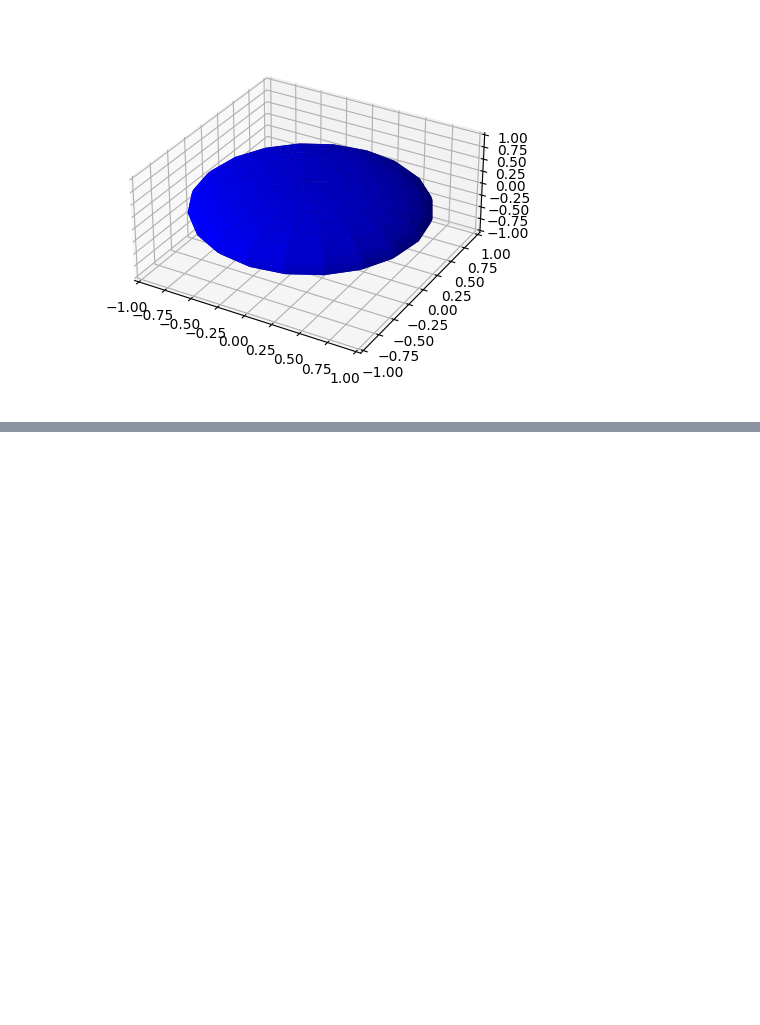
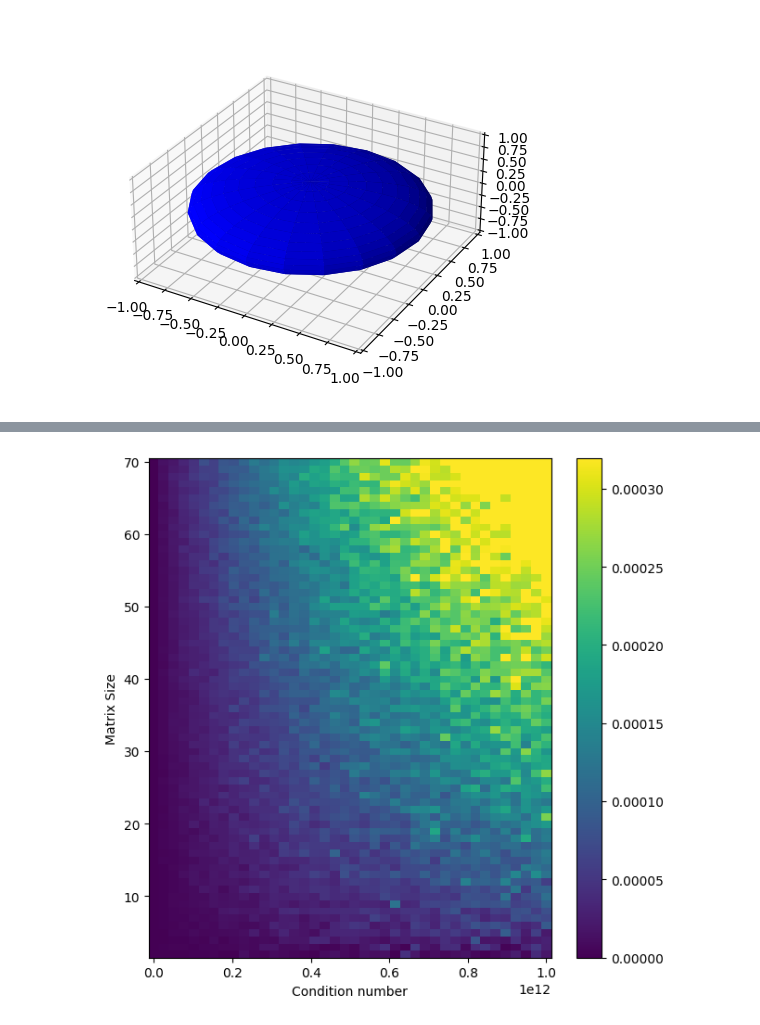
Before and after one commit to roykim0823/Python, a Jupyter notebook: linearAlgebra/mikexcohen/14_svd.ipynb, the cells around one changed output, grey strips where cells are left out. Cells and saved outputs as stored; diff of their text form; code cells hidden in the pictures; blank space fills up the shorter version.

```diff
--- a/linearAlgebra/mikexcohen/14_svd.ipynb
+++ b/linearAlgebra/mikexcohen/14_svd.ipynb
@@ -521,0 +587,32 @@ plt.show()
+# %%
+import numpy as np
+import matplotlib.pyplot as plt
+
+matrixSizes = np.arange(2, 71)
+condnums = np.linspace(10, 1e12, 40)  # 40 condition numbers
+
+invDiffs = np.zeros((len(matrixSizes), len(condnums)))
+
+for mi, M in enumerate(matrixSizes):
+    for ci, C in enumerate(condnums):
+        # Create A
+        U = np.linalg.qr(np.random.randn(M, M))[0]
+        V = np.linalg.qr(np.random.randn(M, M))[0]
+        S = np.diag(np.linspace(C, 1, M))
+        A = U@S@V
+
+        # compute difference from identity matrix
+        I = A@np.linalg.inv(A)
+        Idiff = np.abs(I-np.eye(M))
+        invDiffs[mi, ci] = np.linalg.norm(Idiff)  # norm of the matrix
+
+# visualize
+fig = plt.figure(figsize=(7, 7))
+plt.pcolor(condnums, matrixSizes, invDiffs, vmax=np.max(invDiffs)*.6)
+plt.xlabel('Condition number')
+plt.ylabel('Matrix Size')
+plt.colorbar()
+
+plt.show()
+# %% [output]
+[figure, added]
```
Also changed, not shown: parts of 17 cells of this notebook, 10 other files.
